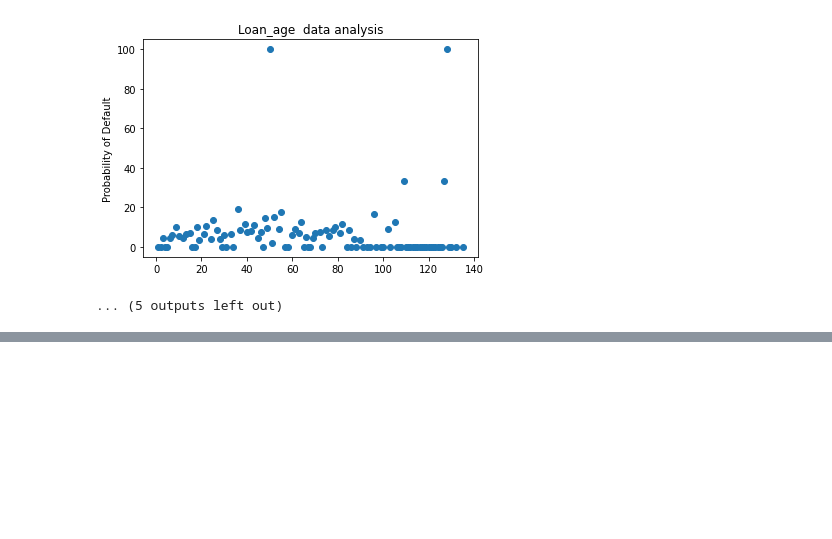
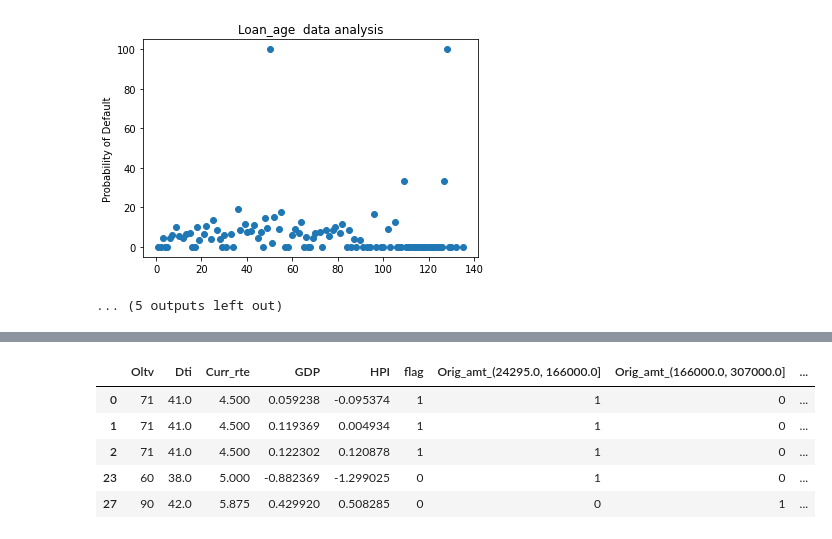
Before and after one commit to ArjavMehta01/Truist-Credit_Risk_SAS, a Jupyter notebook: categorical_vs_continuous_del.ipynb, the cells around one changed output, grey strips where cells are left out. Saved outputs shown, nothing was run; the diff lists cells and outputs as text; code cells hidden in the pictures; blank space fills up the shorter version.

```diff
--- a/categorical_vs_continuous_del.ipynb
+++ b/categorical_vs_continuous_del.ipynb
@@ -137,0 +305,6 @@ def plot(variable,):
+# %%
+sampleNext=sampleNext.drop([ 'Fthb_flg', 'Purpose', 'Num_unit', 'Occ_stat', 'Loan_age','PPI' ], axis=1)
+# %%
+sampleNext=sampleNext.drop(['HS','UMP' ], axis=1)
+# %%
+sampleNext=sampleNext.drop(['Act_upb' ], axis=1)
@@ -137,0 +317,17 @@ def plot(variable,):
+# %%
+
+columns = ['Orig_amt', 'Cscore_b', 'Prop_typ']
+for col in columns:
+  dum = pd.get_dummies(sampleNext[col], prefix = col)
+  sampleNext = pd.concat([sampleNext, dum], axis = 1)
+
+sampleNext = sampleNext.drop(columns,axis = 1)
+# %%
+sampleNext.head()
+# %% [output]
+|  | Oltv | Dti | Curr_rte | GDP | HPI | flag | Orig_amt_(24295.0, 166000.0] | Orig_amt_(166000.0, 307000.0] | ... |
+| 0 | 71 | 41.0 | 4.500 | 0.059238 | -0.095374 | 1 | 1 | 0 | ... |
+| 1 | 71 | 41.0 | 4.500 | 0.119369 | 0.004934 | 1 | 1 | 0 | ... |
+| 2 | 71 | 41.0 | 4.500 | 0.122302 | 0.120878 | 1 | 1 | 0 | ... |
+| 23 | 60 | 38.0 | 5.000 | -0.882369 | -1.299025 | 0 | 1 | 0 | ... |
+| 27 | 90 | 42.0 | 5.875 | 0.429920 | 0.508285 | 0 | 0 | 1 | ... |
```
Also changed, not shown: parts of 23 cells of this notebook.
